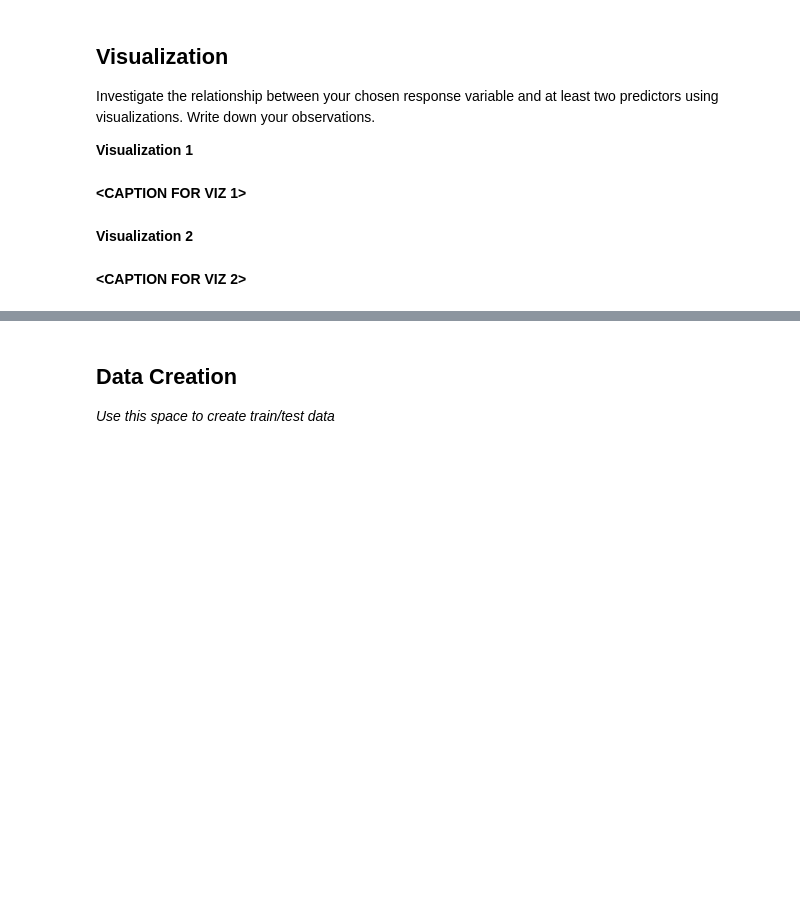
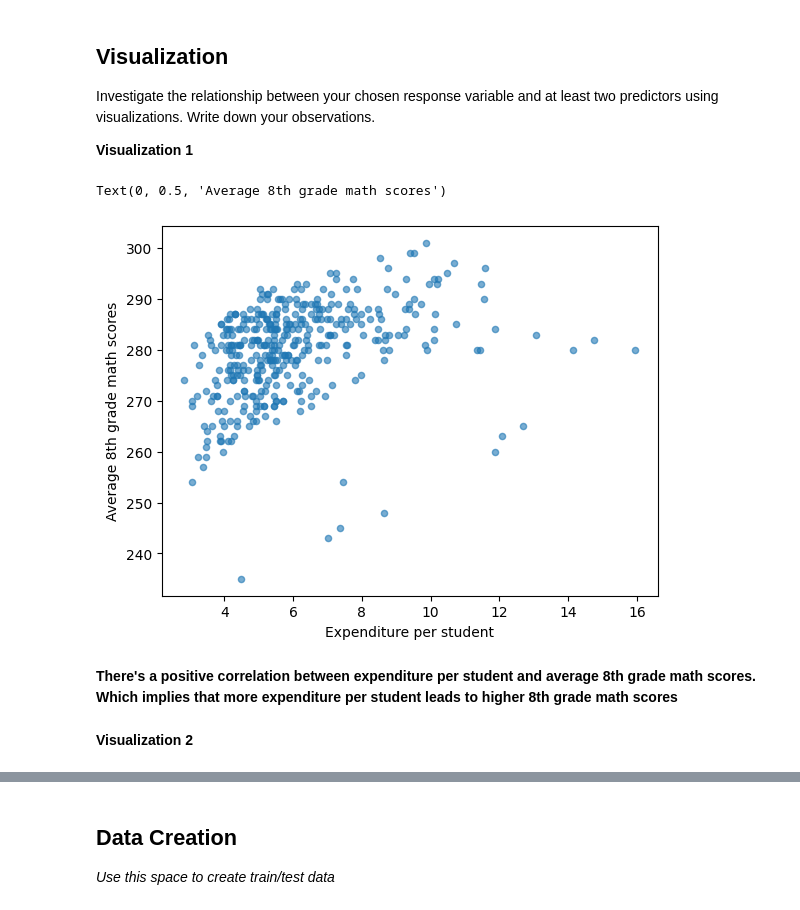
Before and after one commit to ejmones/MDST-Tutorial, a Jupyter notebook: tutorial1/checkpoint1.ipynb, the cells around one changed output, grey strips where cells are left out. Saved outputs shown, nothing was run; the diff lists cells and outputs as text; code cells hidden in the pictures; blank space fills up the shorter version.

```diff
--- a/tutorial1/checkpoint1.ipynb
+++ b/tutorial1/checkpoint1.ipynb
@@ -168,6 +174,9 @@ You can also create your own features. For example, perhaps you figured that may
 Use this space to modify or create features.
 # %%
 #Variables of interest: [TOTAL_EXPENDITURE, INSTRUCTION_EXPENDITURE, SUPPORT_SERVICES_EXPENDITURE]
+
+
 df["expenditure_per_student"] = df["INSTRUCTION_EXPENDITURE"] / df["ENROLL"]
-df
+df["expenditure_per_math_score"] = df["expenditure_per_student"] / df["AVG_MATH_8_SCORE"]
+print(df)
 # %% [output]
@@ -192,9 +205,14 @@ Feature engineering justification: **<BRIEFLY DESCRIBE WHY YOU MADE THE CHANGES
 Investigate the relationship between your chosen response variable and at least two predictors using visualizations. Write down your observations.
 
 **Visualization 1**
-# %% [markdown]
-**<CAPTION FOR VIZ 1>**
+# %%
+df.plot.scatter(x="expenditure_per_student", y = "AVG_MATH_8_SCORE", alpha = 0.6)
+plt.xlabel("Expenditure per student")
+plt.ylabel("Average 8th grade math scores")
+# %% [output]
+Text(0, 0.5, 'Average 8th grade math scores')
+[figure, added]
+# %% [markdown]
+**There's a positive correlation between expenditure per student and average 8th grade math scores. Which implies that more expenditure per student leads to higher 8th grade math scores**
 # %% [markdown]
 **Visualization 2**
-# %% [markdown]
-**<CAPTION FOR VIZ 2>**
```
Also changed, not shown: parts of 23 cells of this notebook.
